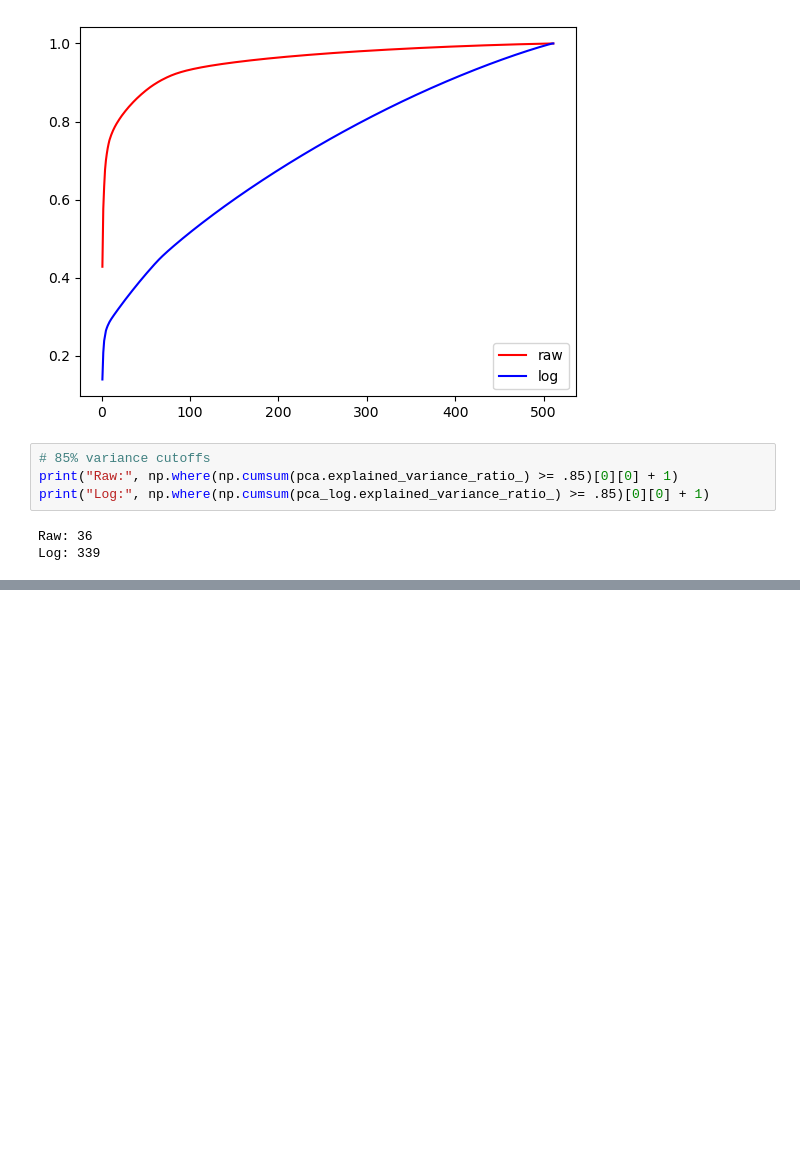
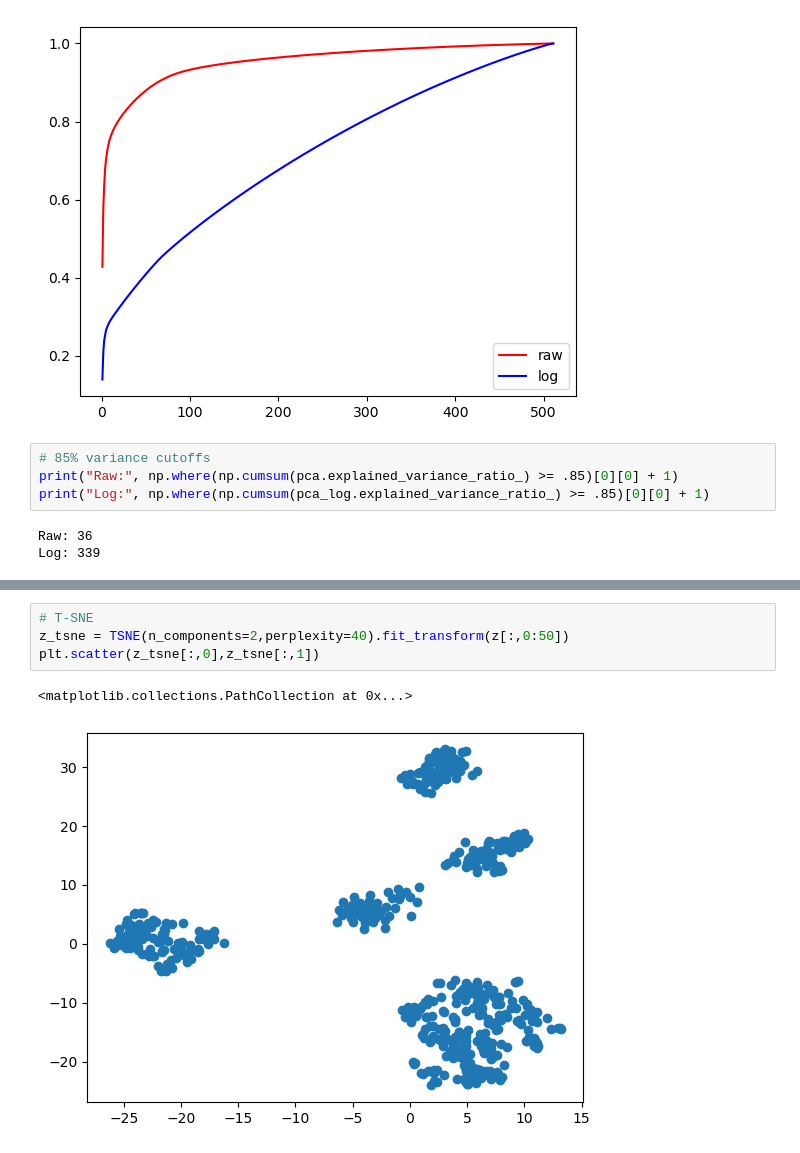
Before and after one commit to AtlasKeeper/Machine-Learning-with-Python-From-Linear-Models-to-Deep-Learning, a Jupyter notebook: 1/analysis.ipynb, the cells around one changed output, grey strips where cells are left out. Drawn from its saved outputs; the diff is of its cells as text; blank space fills up the shorter version.

```diff
--- a/1/analysis.ipynb
+++ b/1/analysis.ipynb
@@ -60,0 +83,7 @@ Log: 339
+# %%
+# T-SNE
+z_tsne = TSNE(n_components=2,perplexity=40).fit_transform(z[:,0:50])
+plt.scatter(z_tsne[:,0],z_tsne[:,1])
+# %% [output]
+<matplotlib.collections.PathCollection at 0x...>
+[figure, added]
```
Also changed, not shown: parts of 9 cells of this notebook.
